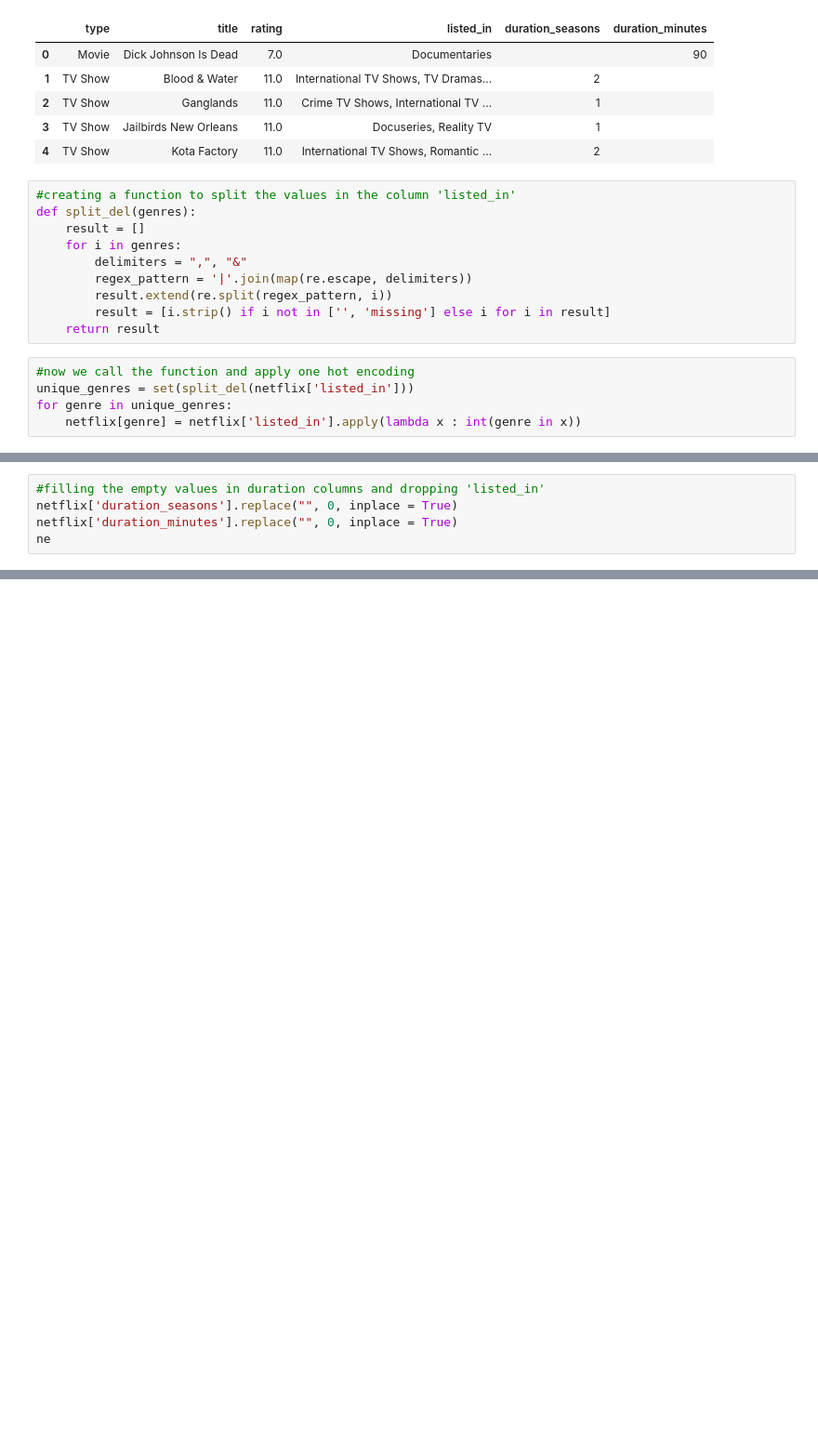
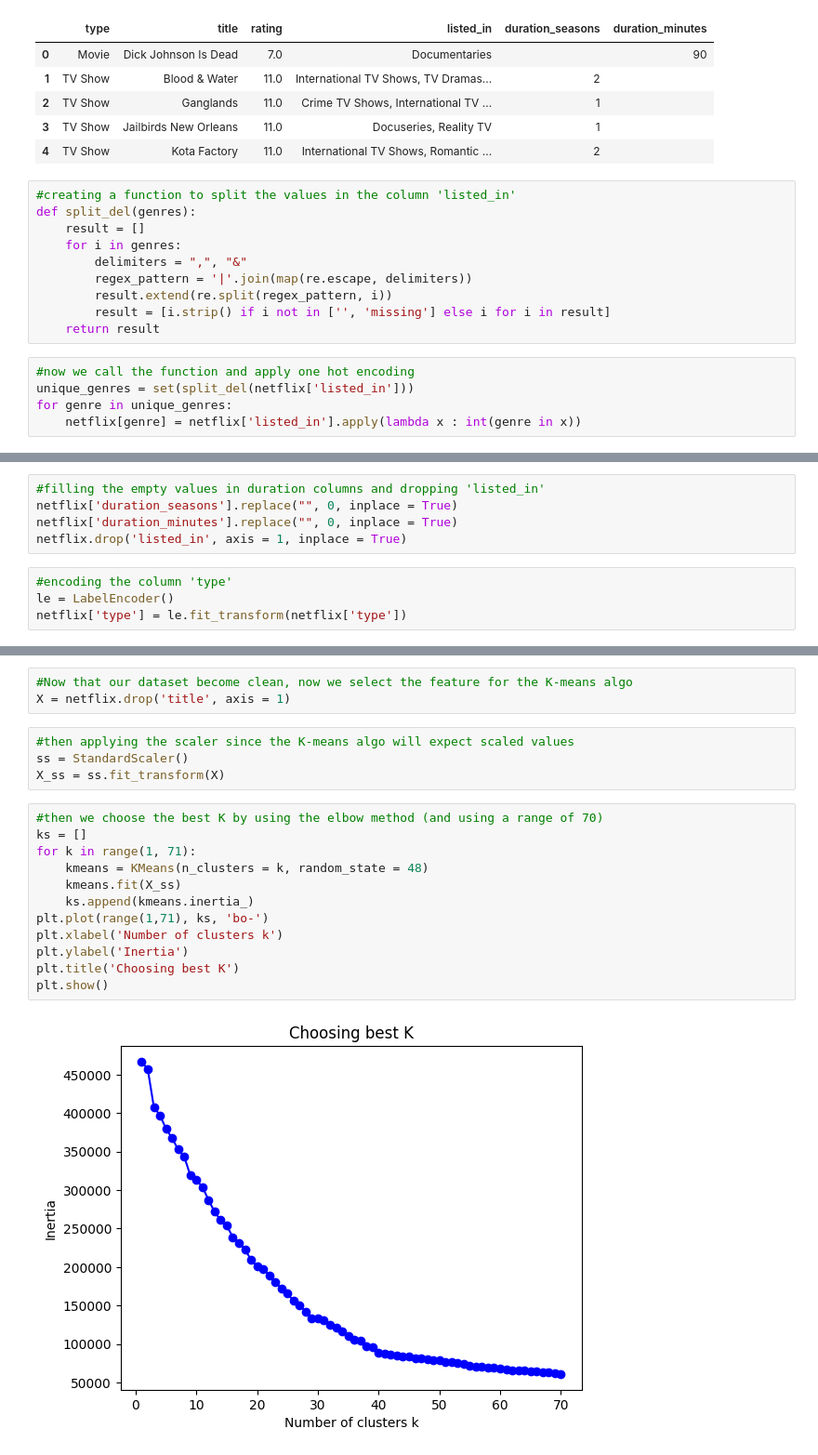
Before and after one commit to VeNtADoOoR/Netflix-Shows-Clustering, a Jupyter notebook: Netflix-Shows-Clustering.ipynb, the cells around one changed output, grey strips where cells are left out. Shown at 93% size. Saved outputs shown, nothing was run; the diff lists cells and outputs as text; blank space fills up the shorter version.

Commit message:
Applying K-means and visualization of results

```diff
--- a/Netflix-Shows-Clustering.ipynb
+++ b/Netflix-Shows-Clustering.ipynb
@@ -158,4 +163,8 @@ netflix.head()
 #filling the empty values in duration columns and dropping 'listed_in'
 netflix['duration_seasons'].replace("", 0, inplace = True)
 netflix['duration_minutes'].replace("", 0, inplace = True)
-ne
+netflix.drop('listed_in', axis = 1, inplace = True)
+# %%
+#encoding the column 'type'
+le = LabelEncoder()
+netflix['type'] = le.fit_transform(netflix['type'])
@@ -161,0 +181,21 @@ ne
+# %%
+#Now that our dataset become clean, now we select the feature for the K-means algo
+X = netflix.drop('title', axis = 1)
+# %%
+#then applying the scaler since the K-means algo will expect scaled values
+ss = StandardScaler()
+X_ss = ss.fit_transform(X)
+# %%
+#then we choose the best K by using the elbow method (and using a range of 70)
+ks = []
+for k in range(1, 71):
+    kmeans = KMeans(n_clusters = k, random_state = 48)
+    kmeans.fit(X_ss)
+    ks.append(kmeans.inertia_)
+plt.plot(range(1,71), ks, 'bo-')
+plt.xlabel('Number of clusters k')
+plt.ylabel('Inertia')
+plt.title('Choosing best K')
+plt.show()
+# %% [output]
+[figure, added]
```
Also changed, not shown: parts of 7 cells of this notebook.
